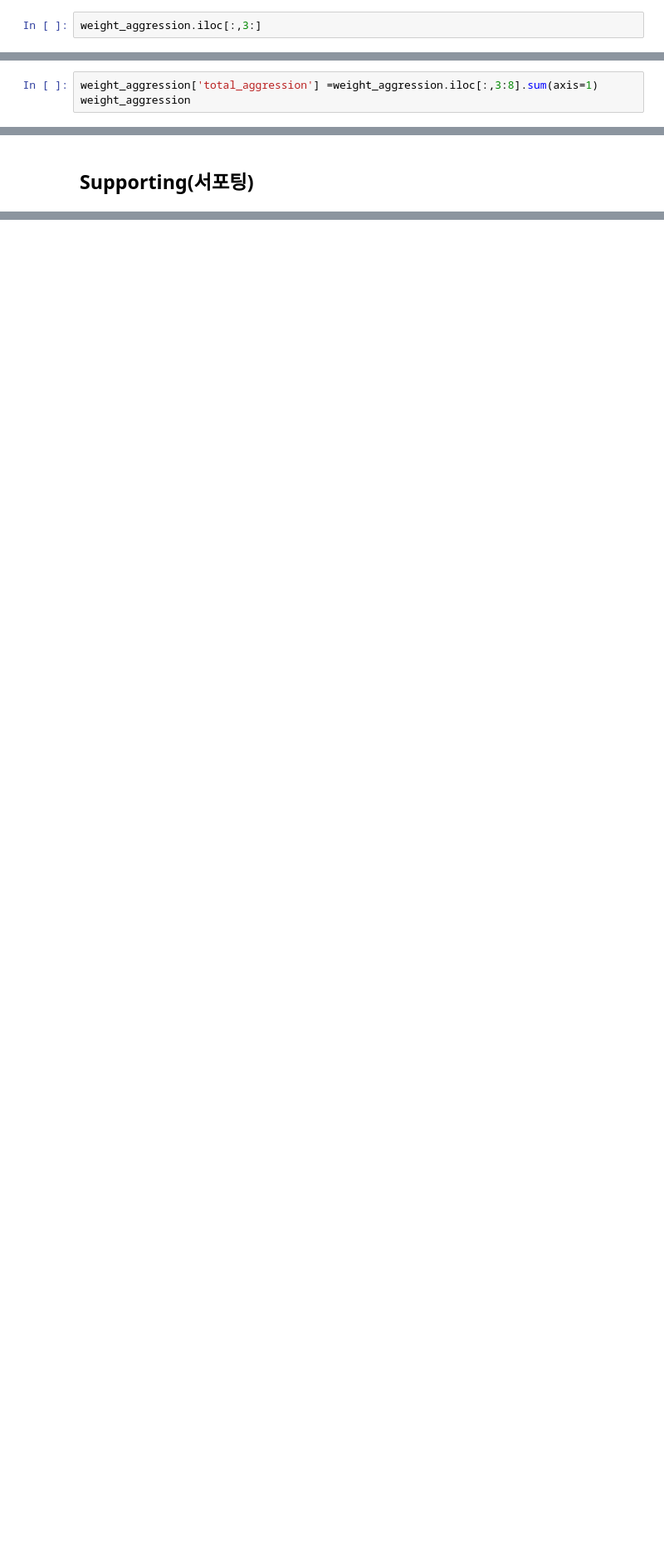
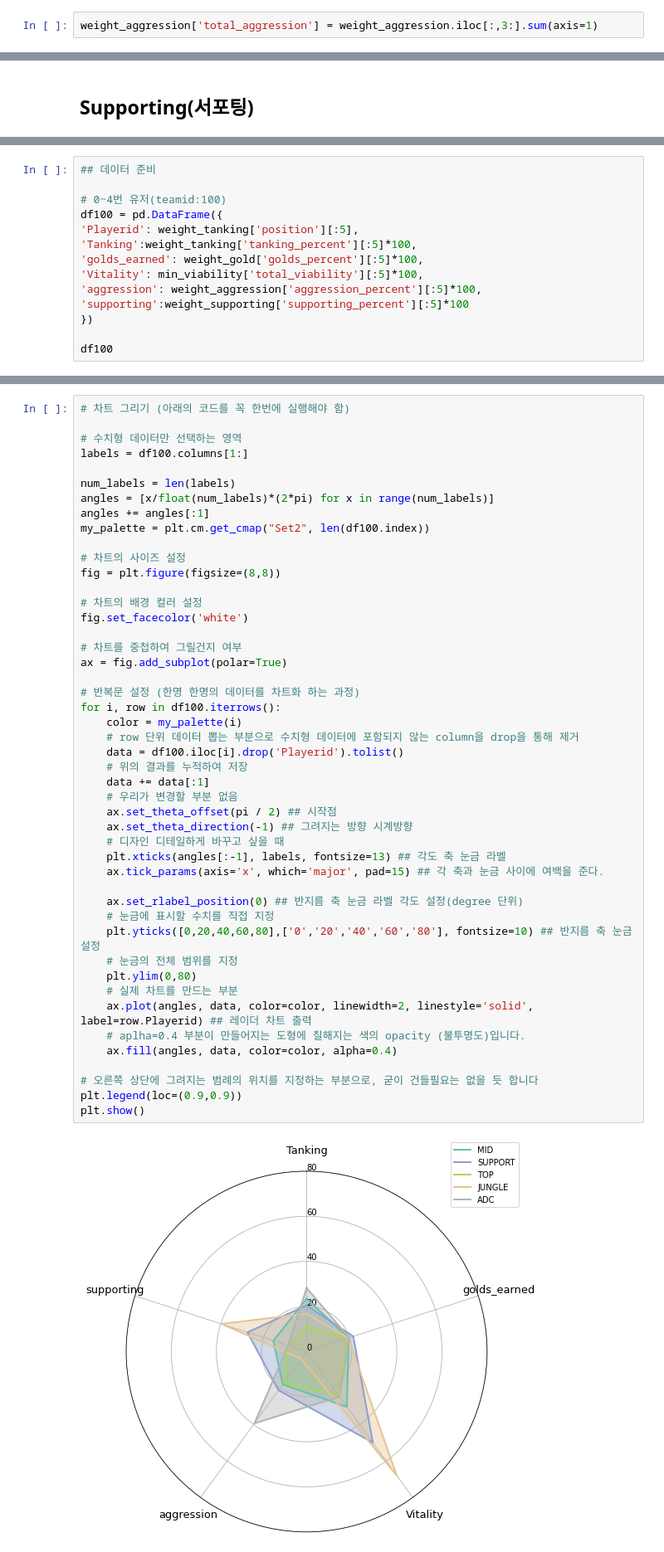
Before and after one commit to skdding3/LOL-Project, a Jupyter notebook: OPGG_Project.ipynb, the cells around one changed output, grey strips where cells are left out. Shown at 83% size. Cells and saved outputs as stored; diff of their text form; blank space fills up the shorter version.

```diff
--- a/OPGG_Project.ipynb
+++ b/OPGG_Project.ipynb
@@ -234,4 +231,4 @@ weight_aggression
 | 8 | 4621713273 | 200 | SUPPORT | 6688 | 0 | 0 | 2 | 0.981704 |
 | 9 | 4621713273 | 200 | ADC | 2928 | 0 | 0 | 0 | 0.644782 |
 # %%
-weight_aggression.iloc[:,3:]
+weight_aggression['total_aggression'] = weight_aggression.iloc[:,3:].sum(axis=1)
@@ -322,3 +238,0 @@ B_total_weight_aggression
-# %%
-weight_aggression['total_aggression'] =weight_aggression.iloc[:,3:8].sum(axis=1)
-weight_aggression
@@ -742,0 +653,14 @@ weight_supporting['supporting_percent'][5:].sum()
+# %%
+## 데이터 준비
+
+# 0~4번 유저(teamid:100)
+df100 = pd.DataFrame({
+'Playerid': weight_tanking['position'][:5],
+'Tanking':weight_tanking['tanking_percent'][:5]*100,
+'golds_earned': weight_gold['golds_percent'][:5]*100,
+'Vitality': min_viability['total_viability'][:5]*100,
+'aggression': weight_aggression['aggression_percent'][:5]*100,
+'supporting':weight_supporting['supporting_percent'][:5]*100
+})
+
+df100
@@ -742,0 +714,49 @@ weight_supporting['supporting_percent'][5:].sum()
+# %%
+# 차트 그리기 (아래의 코드를 꼭 한번에 실행해야 함)
+
+# 수치형 데이터만 선택하는 영역
+labels = df100.columns[1:]
+
+num_labels = len(labels)
+angles = [x/float(num_labels)*(2*pi) for x in range(num_labels)]
+angles += angles[:1]
+my_palette = plt.cm.get_cmap("Set2", len(df100.index))
+
+# 차트의 사이즈 설정
+fig = plt.figure(figsize=(8,8))
+
+# 차트의 배경 컬러 설정
+fig.set_facecolor('white')
+
+# 차트를 중첩하여 그릴건지 여부
+ax = fig.add_subplot(polar=True)
+
+# 반복문 설정 (한명 한명의 데이터를 차트화 하는 과정)
+for i, row in df100.iterrows():
+    color = my_palette(i)
+    # row 단위 데이터 뽑는 부분으로 수치형 데이터에 포함되지 않는 column을 drop을 통해 제거
+    data = df100.iloc[i].drop('Playerid').tolist()
+    # 위의 결과를 누적하여 저장
+    data += data[:1]
+    # 우리가 변경할 부분 없음
+    ax.set_theta_offset(pi / 2) ## 시작점
+    ax.set_theta_direction(-1) ## 그려지는 방향 시계방향
+    # 디자인 디테일하게 바꾸고 싶을 때
+    plt.xticks(angles[:-1], labels, fontsize=13) ## 각도 축 눈금 라벨
+    ax.tick_params(axis='x', which='major', pad=15) ## 각 축과 눈금 사이에 여백을 준다.
+
+    ax.set_rlabel_position(0) ## 반지름 축 눈금 라벨 각도 설정(degree 단위)
+    # 눈금에 표시할 수치를 직접 지정
+    plt.yticks([0,20,40,60,80],['0','20','40','60','80'], fontsize=10) ## 반지름 축 눈금 설정
+    # 눈금의 전체 범위를 지정
+    plt.ylim(0,80)
+    # 실제 차트를 만드는 부분
+    ax.plot(angles, data, color=color, linewidth=2, linestyle='solid', label=row.Playerid) ## 레이더 차트 출력
+    # aplha=0.4 부분이 만들어지는 도형에 칠해지는 색의 opacity (불투명도)입니다.
+    ax.fill(angles, data, color=color, alpha=0.4)
+
+# 오른쪽 상단에 그려지는 범례의 위치를 지정하는 부분으로, 굳이 건들필요는 없을 듯 합니다
+plt.legend(loc=(0.9,0.9))
+plt.show()
+# %% [output]
+[figure, added]
```
Also changed, not shown: parts of 48 cells of this notebook.
